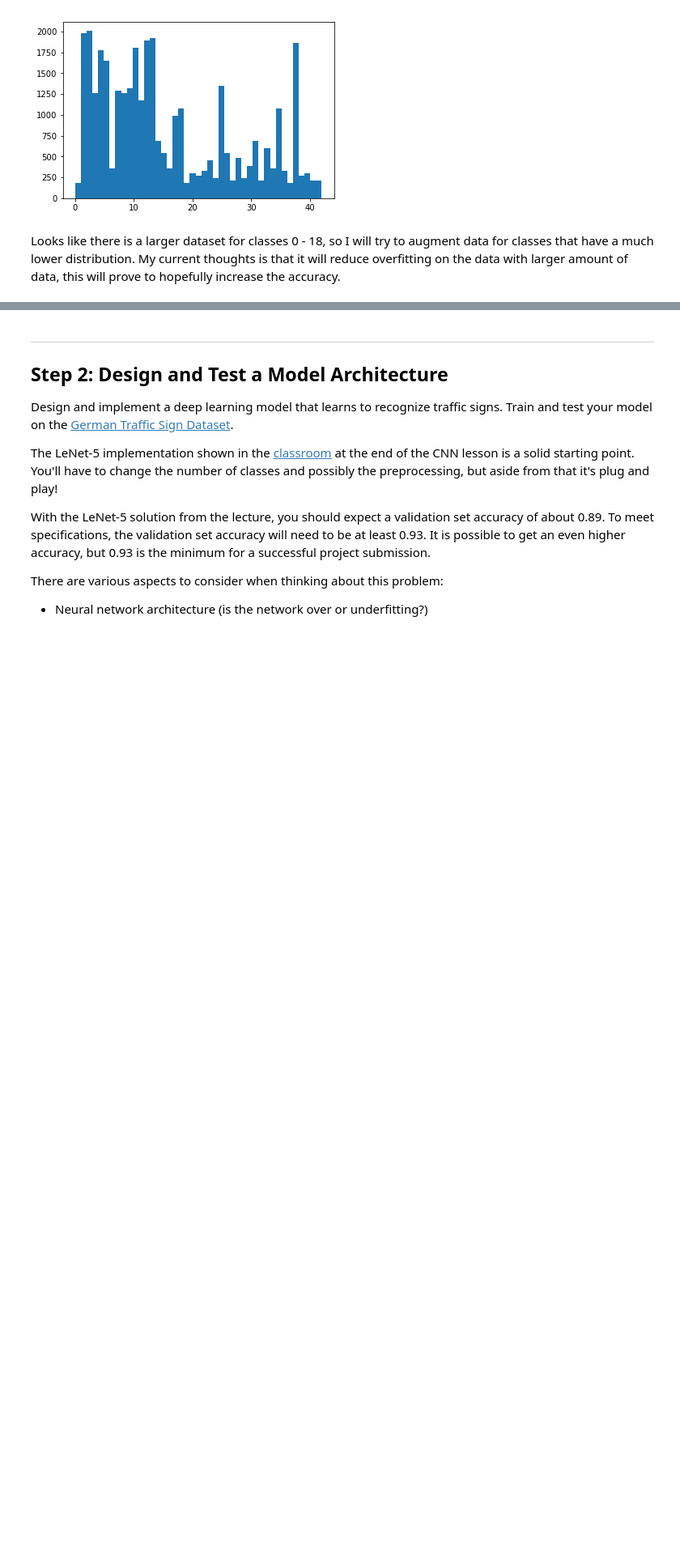
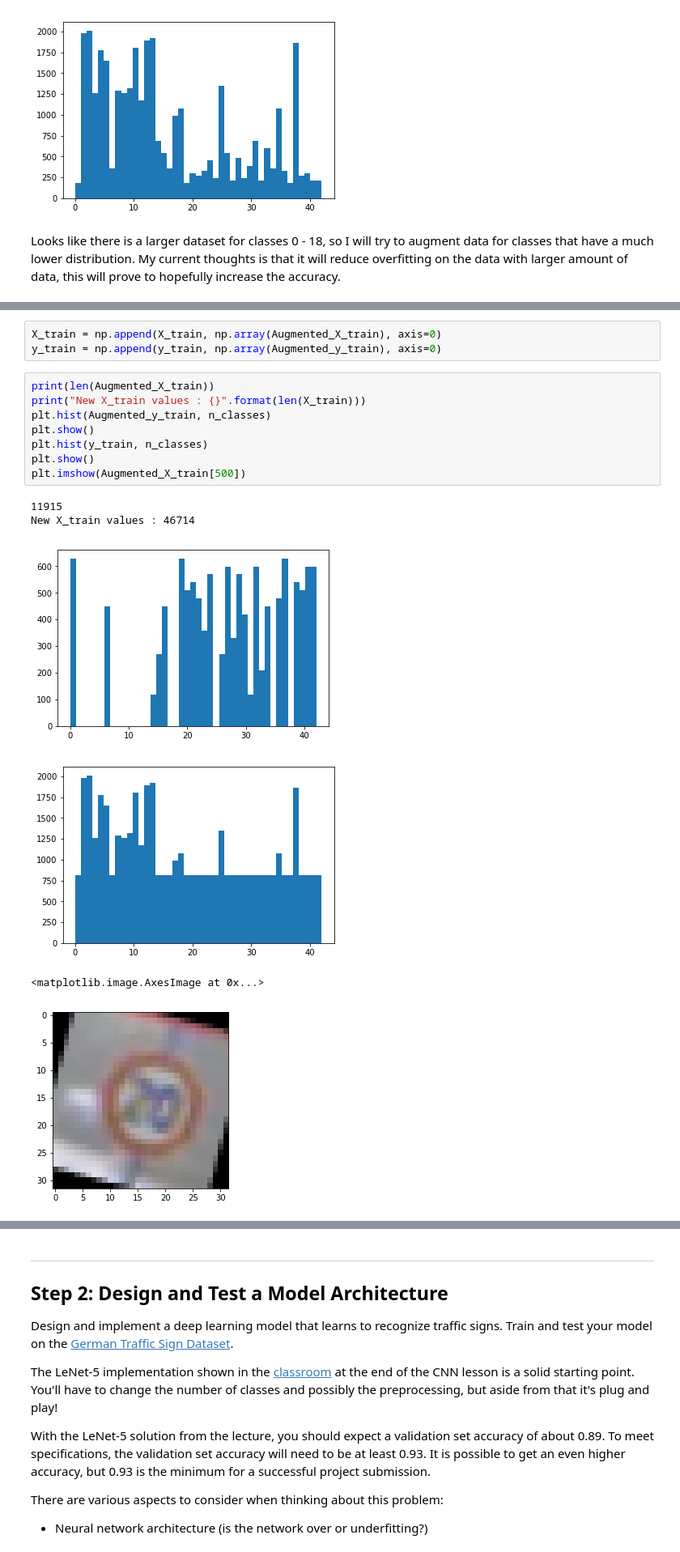
Before and after one commit to Rxmeez/SDCND-1-TrafficSignClassifier, a Jupyter notebook: Traffic_Sign_Classifier.ipynb, the cells around one changed output, grey strips where cells are left out. Shown at 81% size. Saved outputs shown, nothing was run; the diff lists cells and outputs as text; blank space fills up the shorter version.

```diff
--- a/Traffic_Sign_Classifier.ipynb
+++ b/Traffic_Sign_Classifier.ipynb
@@ -133,0 +173,18 @@ plt.imshow(tst_img)
+# %%
+X_train = np.append(X_train, np.array(Augmented_X_train), axis=0)
+y_train = np.append(y_train, np.array(Augmented_y_train), axis=0)
+# %%
+print(len(Augmented_X_train))
+print("New X_train values : {}".format(len(X_train)))
+plt.hist(Augmented_y_train, n_classes)
+plt.show()
+plt.hist(y_train, n_classes)
+plt.show()
+plt.imshow(Augmented_X_train[500])
+# %% [output]
+11915
+New X_train values : 46714
+[figure, added]
+[figure, added]
+<matplotlib.image.AxesImage at 0x...>
+[figure, added]
```
Also changed, not shown: parts of 6 cells of this notebook, 3 other files.
